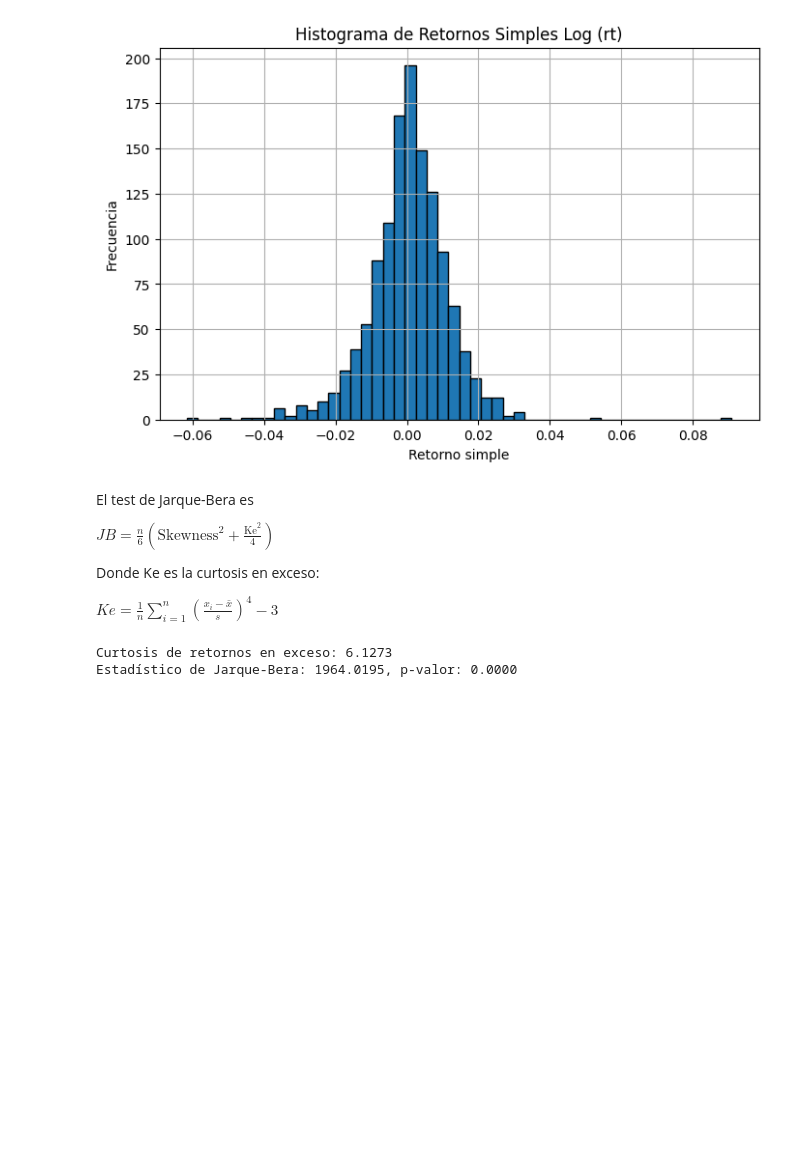
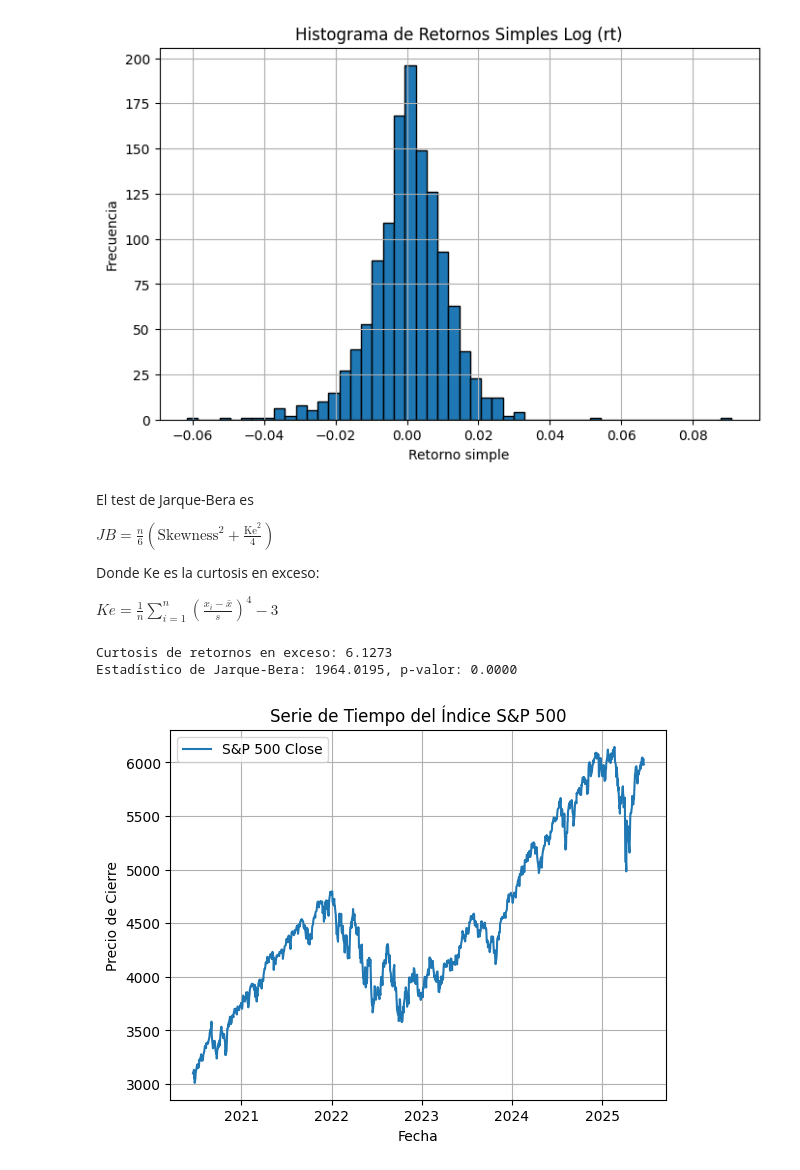
Before and after one commit to fedesanches/master_ia, a Jupyter notebook: modelos_estocasticos/clase_01.ipynb, the cells around one changed output. Drawn from its saved outputs; the diff is of its cells as text; code cells hidden in the pictures; blank space fills up the shorter version.

```diff
--- a/modelos_estocasticos/clase_01.ipynb
+++ b/modelos_estocasticos/clase_01.ipynb
@@ -175,3 +175,15 @@ print(f"Estadístico de Jarque-Bera: {jb_stat:.4f}, p-valor: {jb_pvalue:.4f}")
 # %% [output]
 Curtosis de retornos en exceso: 6.1273
 Estadístico de Jarque-Bera: 1964.0195, p-valor: 0.0000
+# %%
+#Extras
+plt.figure()
+plt.plot(df['Date'], df['Close'], label='S&P 500 Close')
+plt.title('Serie de Tiempo del Índice S&P 500')
+plt.xlabel('Fecha')
+plt.ylabel('Precio de Cierre')
+plt.grid(True)
+plt.legend()
+plt.show()
+# %% [output]
+[figure, added]
```
Also changed, not shown: parts of 2 cells of this notebook, 24 other files.
